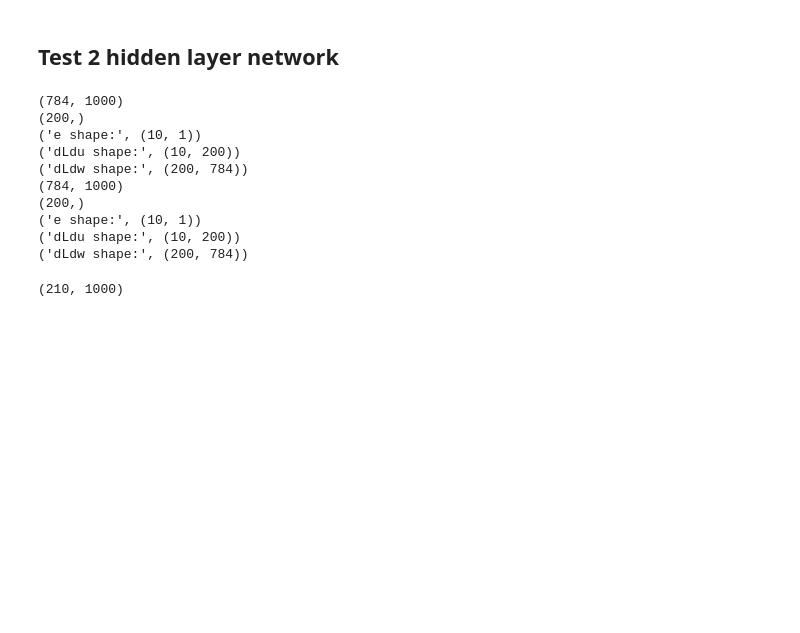
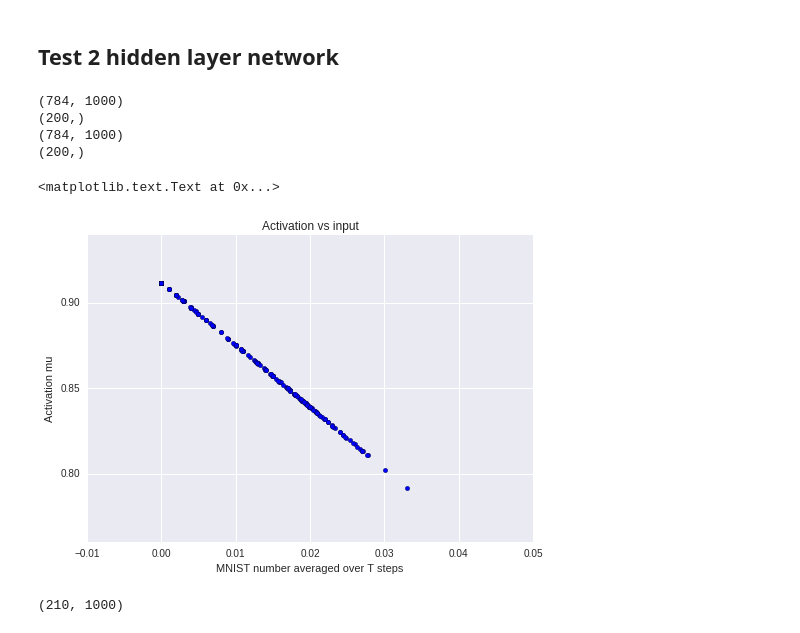
Before and after one commit to prashanth-prakash/Spiking-rdd, a Jupyter notebook: fig_8_networkdepth.ipynb, the cells around one changed output. Drawn from its saved outputs; the diff is of its cells as text; code cells hidden in the pictures; blank space fills up the shorter version.

```diff
--- a/fig_8_networkdepth.ipynb
+++ b/fig_8_networkdepth.ipynb
@@ -66,21 +66,23 @@ params
 # %% [markdown]
 ## Test 2 hidden layer network
 # %%
-inp,v, h, u, sh = lif.simulate()
+inp,v, h, u, sh, tograph ,x= lif.simulate()
 #bp,hidd=lif.backprop()
 # results=lif.simulate()
 #np.nonzero(results[3][0,:])[0].shape
 # %% [output]
 (784, 1000)
 (200,)
-('e shape:', (10, 1))
-('dLdu shape:', (10, 200))
-('dLdw shape:', (200, 784))
 (784, 1000)
 (200,)
-('e shape:', (10, 1))
-('dLdu shape:', (10, 200))
-('dLdw shape:', (200, 784))
+# %%
+plt.scatter(np.mean(x,1),tograph[0,:])
+plt.xlabel("MNIST number averaged over T steps")
+plt.ylabel("Activation mu")
+plt.title("Activation vs input")
+# %% [output]
+<matplotlib.text.Text at 0x...>
+[figure, added]
 # %%
 # for i in range(784):
 #     plt.plot(x[i,:])
```
Also changed, not shown: parts of 6 cells of this notebook, 1 other file.
